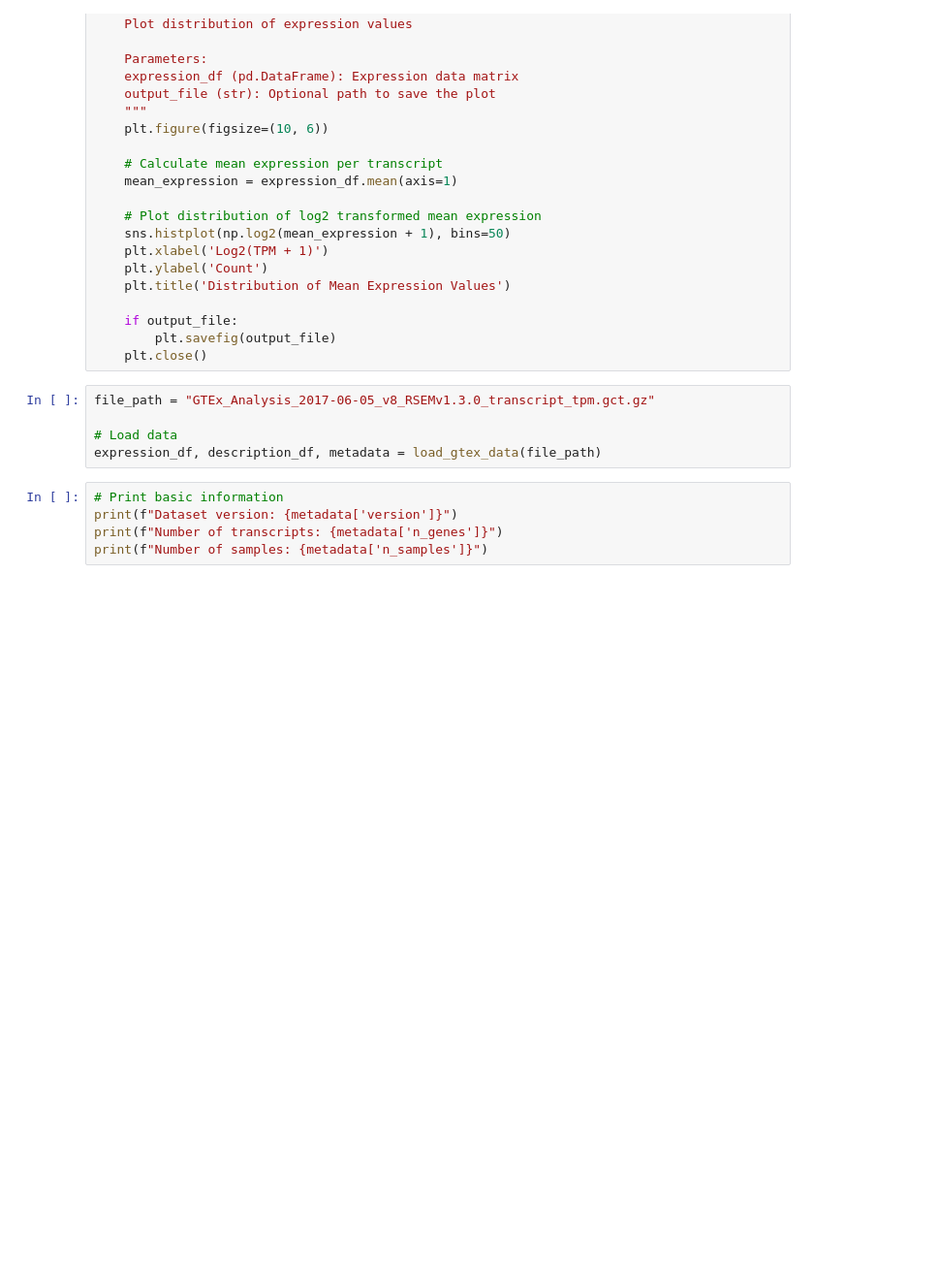
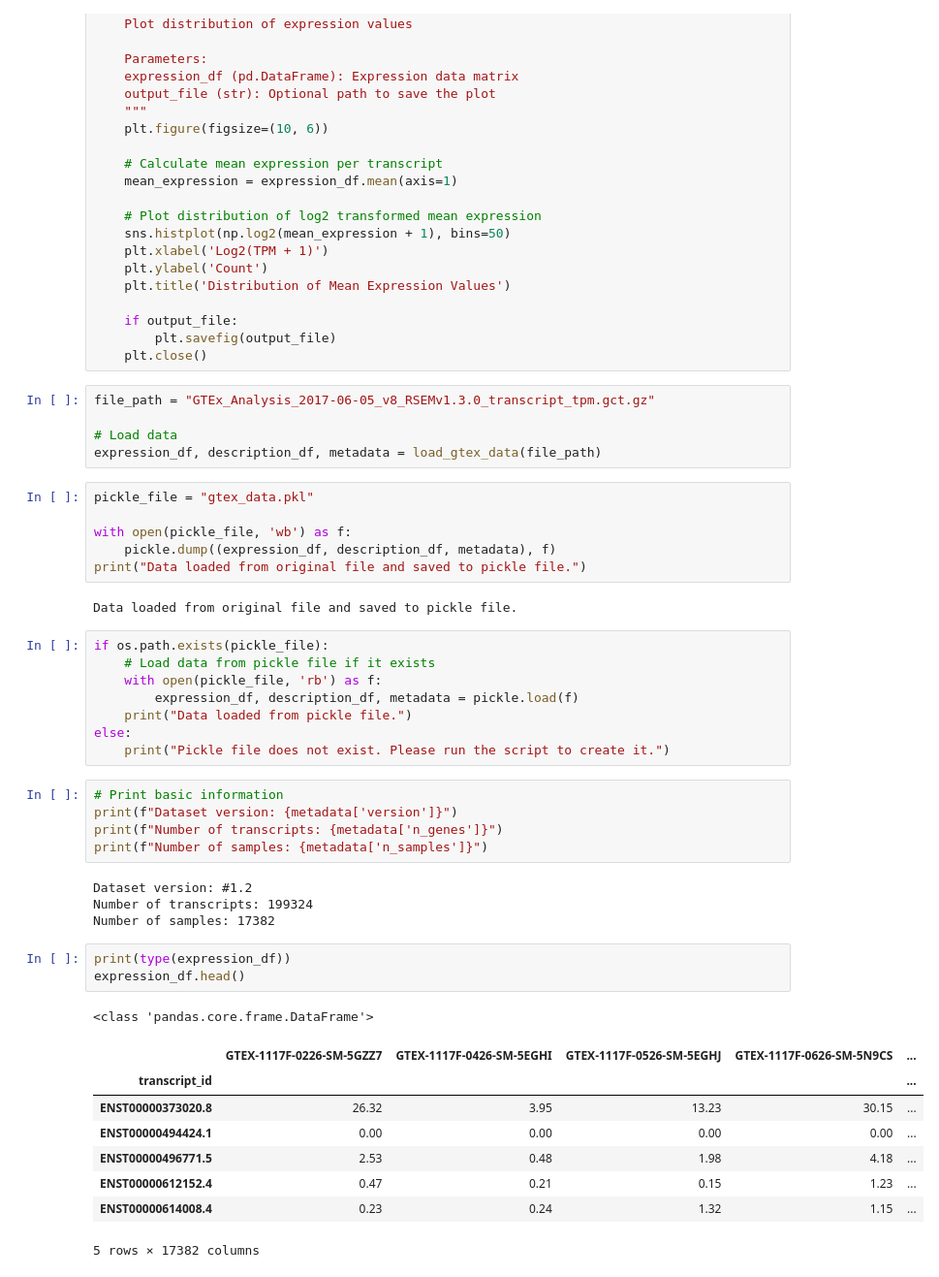
Before and after one commit to michal7kw/SRF_SRRM3, a Jupyter notebook: load_data.ipynb, the cells around one changed output. Shown at 97% size. Saved outputs shown, nothing was run; the diff lists cells and outputs as text; blank space fills up the shorter version.

```diff
--- a/load_data.ipynb
+++ b/load_data.ipynb
@@ -122,8 +128,41 @@ file_path = "GTEx_Analysis_2017-06-05_v8_RSEMv1.3.0_transcript_tpm.gct.gz"
 
 # Load data
 expression_df, description_df, metadata = load_gtex_data(file_path)
+# %%
+pickle_file = "gtex_data.pkl"
+
+with open(pickle_file, 'wb') as f:
+    pickle.dump((expression_df, description_df, metadata), f)
+print("Data loaded from original file and saved to pickle file.")
+# %% [output]
+Data loaded from original file and saved to pickle file.
+# %%
+if os.path.exists(pickle_file):
+    # Load data from pickle file if it exists
+    with open(pickle_file, 'rb') as f:
+        expression_df, description_df, metadata = pickle.load(f)
+    print("Data loaded from pickle file.")
+else:
+    print("Pickle file does not exist. Please run the script to create it.")
 # %%
 # Print basic information
 print(f"Dataset version: {metadata['version']}")
 print(f"Number of transcripts: {metadata['n_genes']}")
 print(f"Number of samples: {metadata['n_samples']}")
+# %% [output]
+Dataset version: #1.2
+Number of transcripts: 199324
+Number of samples: 17382
+# %%
+print(type(expression_df))
+expression_df.head()
+# %% [output]
+<class 'pandas.core.frame.DataFrame'>
+|  | GTEX-1117F-0226-SM-5GZZ7 | GTEX-1117F-0426-SM-5EGHI | GTEX-1117F-0526-SM-5EGHJ | GTEX-1117F-0626-SM-5N9CS | ... |
+| transcript_id |  |  |  |  | ... |
+| ENST00000373020.8 | 26.32 | 3.95 | 13.23 | 30.15 | ... |
+| ENST00000494424.1 | 0.00 | 0.00 | 0.00 | 0.00 | ... |
+| ENST00000496771.5 | 2.53 | 0.48 | 1.98 | 4.18 | ... |
+| ENST00000612152.4 | 0.47 | 0.21 | 0.15 | 1.23 | ... |
+| ENST00000614008.4 | 0.23 | 0.24 | 1.32 | 1.15 | ... |
+5 rows × 17382 columns
```
Also changed, not shown: parts of 26 cells of this notebook, 1 other file.
